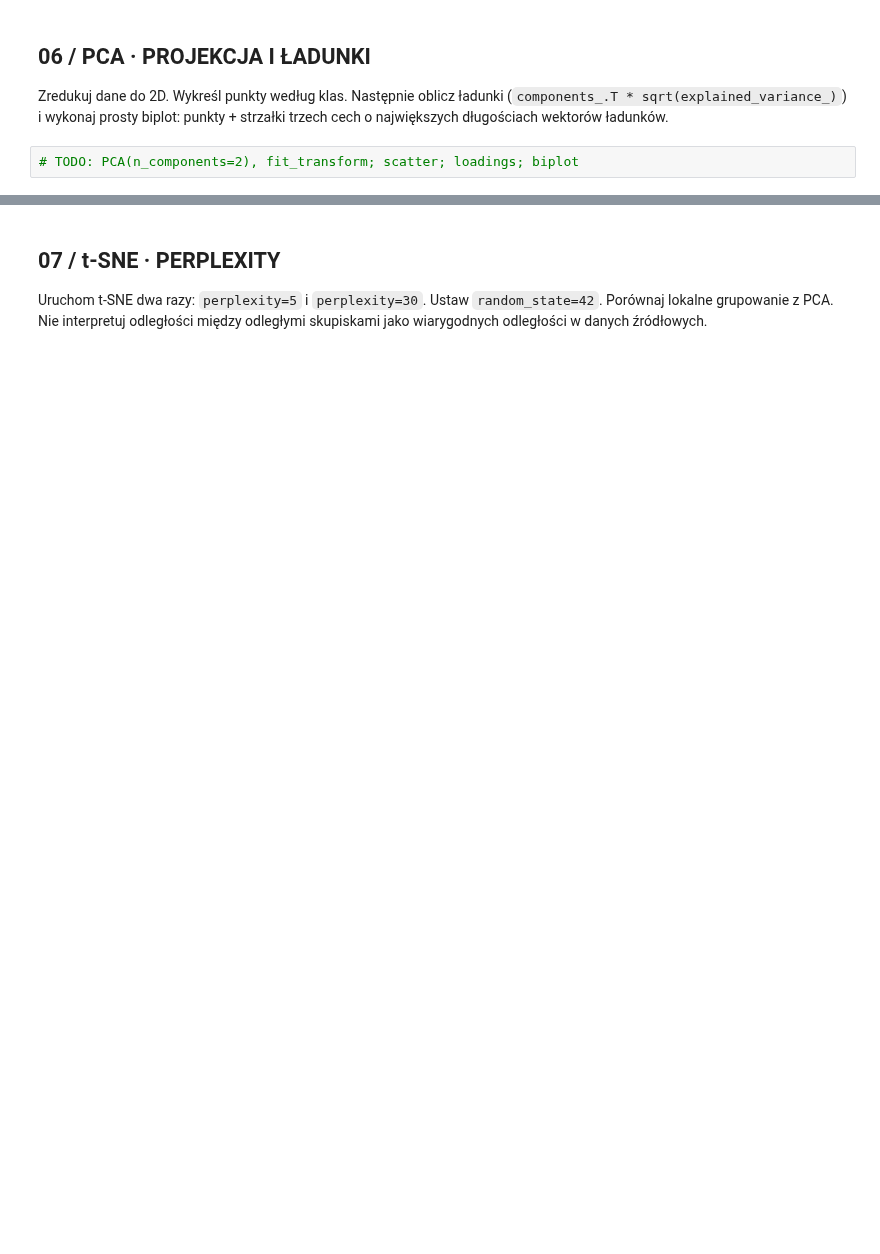
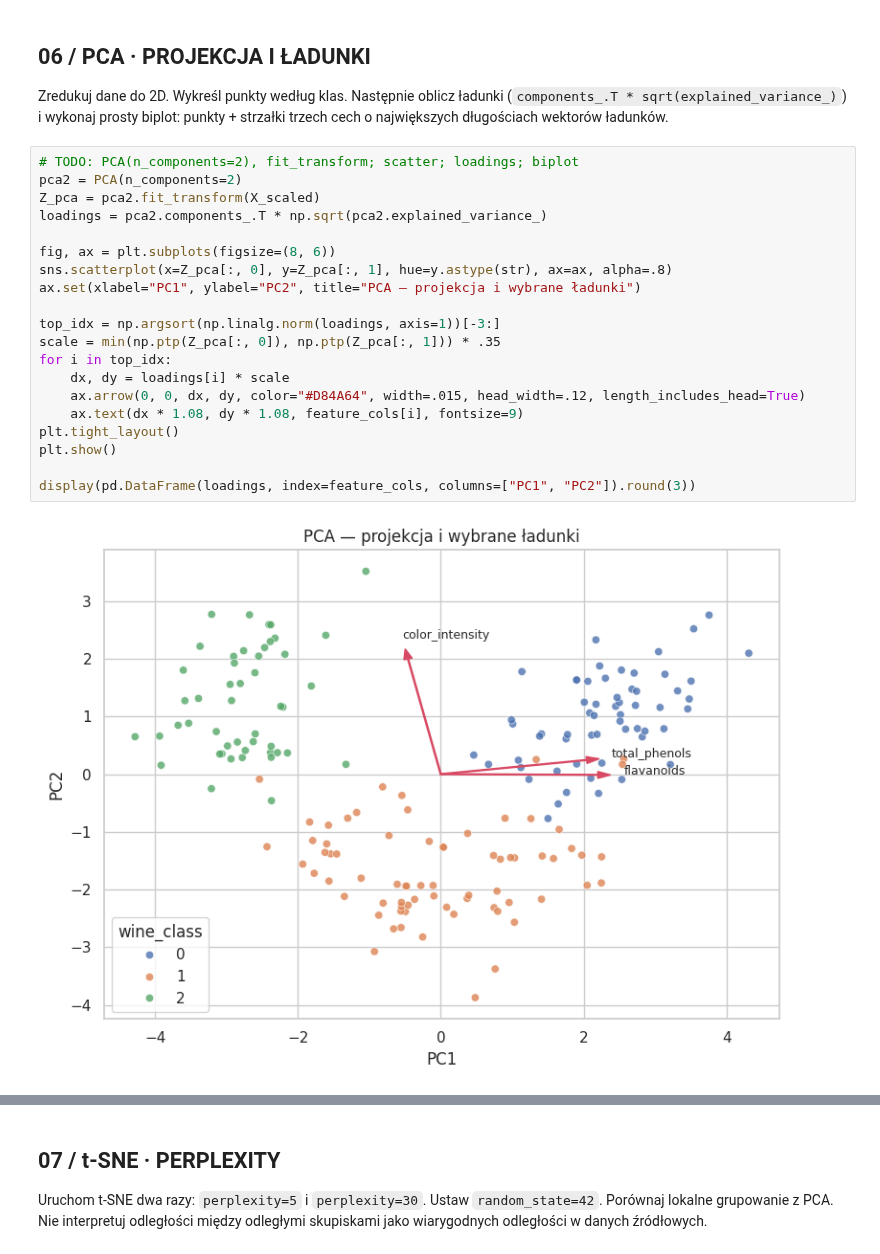
Before and after one commit to DeepDive-UG/BootcampAI_26_27, a Jupyter notebook: Zajecia_2/01_DeepDive_kursanci_wypelnione.ipynb, the cells around one changed output, grey strips where cells are left out. Drawn from its saved outputs; the diff is of its cells as text; blank space fills up the shorter version.

```diff
--- a/Zajecia_2/01_DeepDive_kursanci_wypelnione.ipynb
+++ b/Zajecia_2/01_DeepDive_kursanci_wypelnione.ipynb
@@ -60,5 +179,25 @@ Uwaga: kryterium Kaisera stosujemy do PCA ze standaryzowanych zmiennych; wykres
 ## 06 / PCA · PROJEKCJA I ŁADUNKI
 
 Zredukuj dane do 2D. Wykreśl punkty według klas. Następnie oblicz ładunki (`components_.T * sqrt(explained_variance_)`) i wykonaj prosty biplot: punkty + strzałki trzech cech o największych długościach wektorów ładunków.
-# %%
-# TODO: PCA(n_components=2), fit_transform; scatter; loadings; biplot
+# %%
+# TODO: PCA(n_components=2), fit_transform; scatter; loadings; biplot
+pca2 = PCA(n_components=2)
+Z_pca = pca2.fit_transform(X_scaled)
+loadings = pca2.components_.T * np.sqrt(pca2.explained_variance_)
+
+fig, ax = plt.subplots(figsize=(8, 6))
+sns.scatterplot(x=Z_pca[:, 0], y=Z_pca[:, 1], hue=y.astype(str), ax=ax, alpha=.8)
+ax.set(xlabel="PC1", ylabel="PC2", title="PCA — projekcja i wybrane ładunki")
+
+top_idx = np.argsort(np.linalg.norm(loadings, axis=1))[-3:]
+scale = min(np.ptp(Z_pca[:, 0]), np.ptp(Z_pca[:, 1])) * .35
+for i in top_idx:
+    dx, dy = loadings[i] * scale
+    ax.arrow(0, 0, dx, dy, color="#D84A64", width=.015, head_width=.12, length_includes_head=True)
+    ax.text(dx * 1.08, dy * 1.08, feature_cols[i], fontsize=9)
+plt.tight_layout()
+plt.show()
+
+display(pd.DataFrame(loadings, index=feature_cols, columns=["PC1", "PC2"]).round(3))
+# %% [output]
+[figure, added]
```
Also changed, not shown: parts of 15 cells of this notebook.
